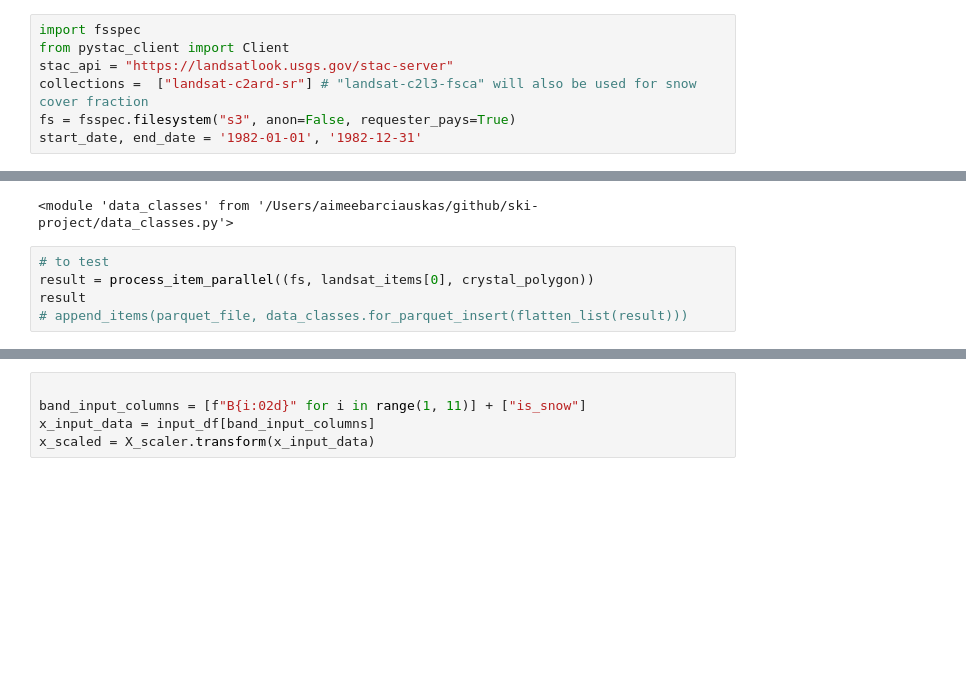
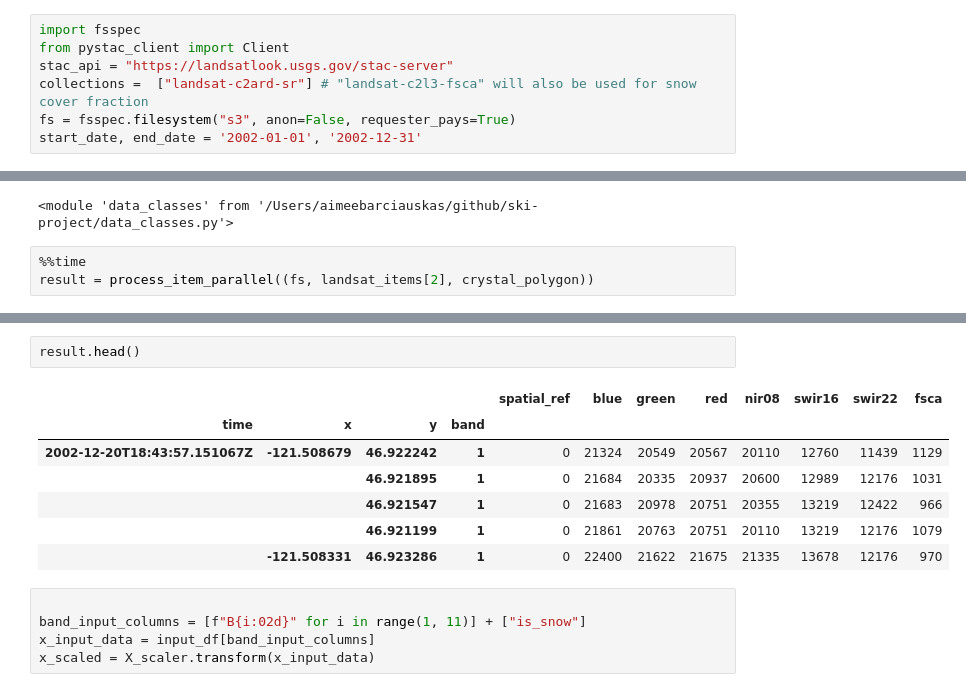
Before and after one commit to abarciauskas-bgse/snow-depth-estimation, a Jupyter notebook: 03_estimate_snow.ipynb, the cells around one changed output, grey strips where cells are left out. Saved outputs shown, nothing was run; the diff lists cells and outputs as text; blank space fills up the shorter version.

Commit message:
Working on inference data, may have to go without elevation

```diff
--- a/03_estimate_snow.ipynb
+++ b/03_estimate_snow.ipynb
@@ -48,7 +48,7 @@ from pystac_client import Client
 stac_api = "https://landsatlook.usgs.gov/stac-server"
 collections =  ["landsat-c2ard-sr"] # "landsat-c2l3-fsca" will also be used for snow cover fraction
 fs = fsspec.filesystem("s3", anon=False, requester_pays=True)
-start_date, end_date = '1982-01-01', '1982-12-31'
+start_date, end_date = '2002-01-01', '2002-12-31'
 # %%
 client = Client.open(stac_api)
 landsat_item_search = client.search(
@@ -78,8 +78,6 @@ importlib.reload(data_classes)
 # %% [output]
 <module 'data_classes' from '/Users/aimeebarciauskas/github/ski-project/data_classes.py'>
 # %%
-# to test
-result = process_item_parallel((fs, landsat_items[0], crystal_polygon))
-result
-# append_items(parquet_file, data_classes.for_parquet_insert(flatten_list(result)))
+%%time
+result = process_item_parallel((fs, landsat_items[2], crystal_polygon))
 # %% [output]
@@ -107,3 +86,13 @@ result
+# %%
+result.head()
+# %% [output]
+|  |  |  |  | spatial_ref | blue | green | red | nir08 | swir16 | swir22 | fsca |
+| time | x | y | band |  |  |  |  |  |  |  |  |
+| 2002-12-20T18:43:57.151067Z | -121.508679 | 46.922242 | 1 | 0 | 21324 | 20549 | 20567 | 20110 | 12760 | 11439 | 1129 |
+|  |  | 46.921895 | 1 | 0 | 21684 | 20335 | 20937 | 20600 | 12989 | 12176 | 1031 |
+|  |  | 46.921547 | 1 | 0 | 21683 | 20978 | 20751 | 20355 | 13219 | 12422 | 966 |
+|  |  | 46.921199 | 1 | 0 | 21861 | 20763 | 20751 | 20110 | 13219 | 12176 | 1079 |
+|  | -121.508331 | 46.923286 | 1 | 0 | 22400 | 21622 | 21675 | 21335 | 13678 | 12176 | 970 |
 # %%
 
 band_input_columns = [f"B{i:02d}" for i in range(1, 11)] + ["is_snow"]
```
Also changed, not shown: parts of 3 cells of this notebook, 1 other file.
